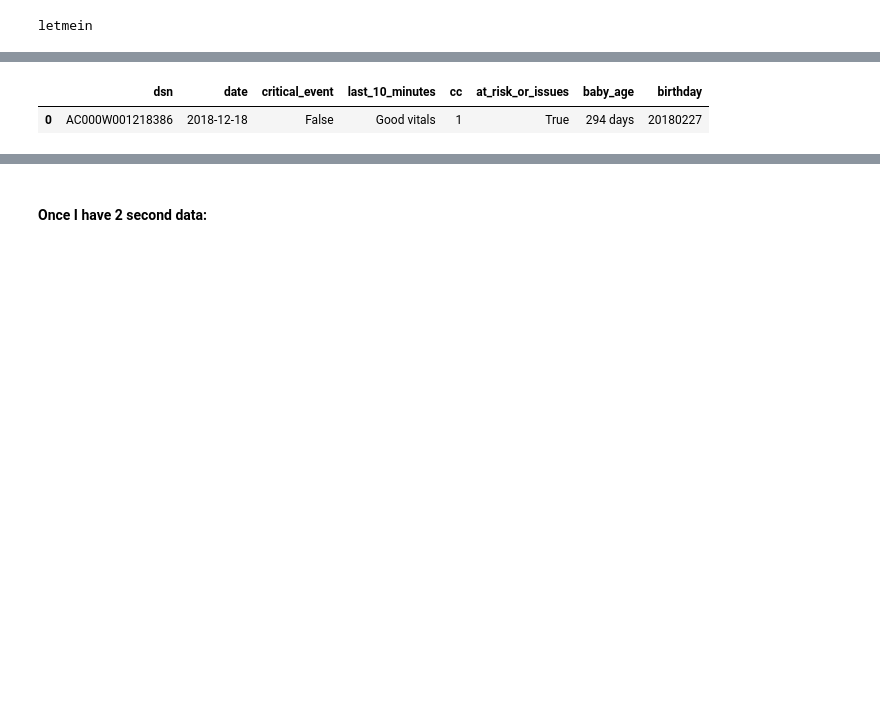
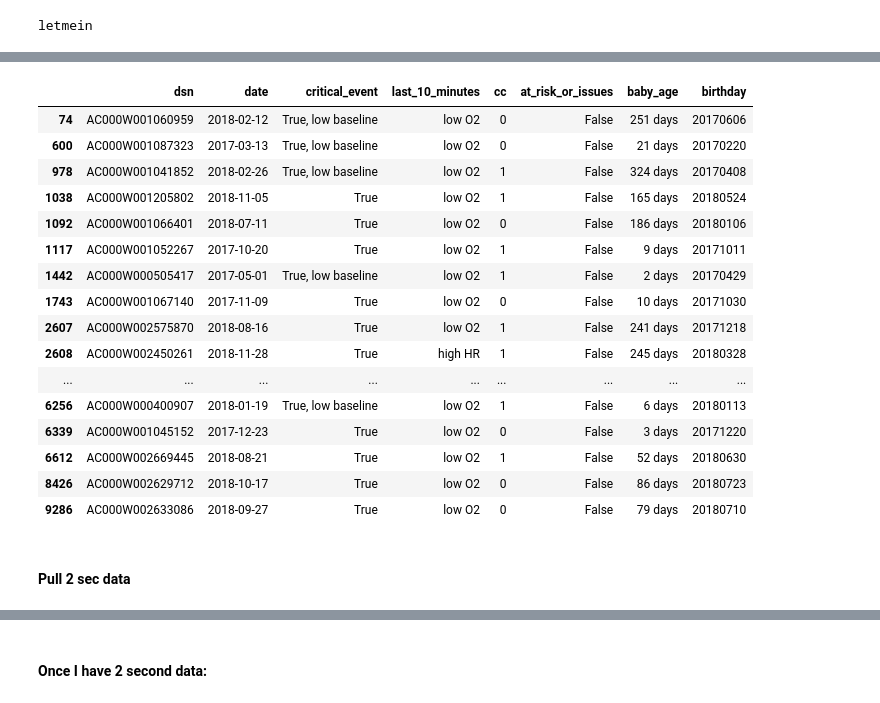
Before and after one commit to baileymichele/Owlet-code, a Jupyter notebook: Flatline functions for new file structure.ipynb, the cells around one changed output, grey strips where cells are left out. Drawn from its saved outputs; the diff is of its cells as text; code cells hidden in the pictures; blank space fills up the shorter version.

```diff
--- a/Flatline functions for new file structure.ipynb
+++ b/Flatline functions for new file structure.ipynb
@@ -104 +19,3 @@ Need list of dsns that actually have 1st reported bday in the correct range
+# %%
+list_of_dsns = pickle.load(open(f'{folder}/rollups_dsns.p','rb'))
 # %% [markdown]
@@ -106,12 +23,12 @@ Pickle inclusion dsns (the only thing not taken into account yet will be those w
 
     *Remember that we are only doing babies w/ bdays in a certain range and that are the first to use the device*
 # %%
-#TODO intersect inclusions with dsns with 1st bday in correct range
 dsns_with_info = pickle.load(open('all_dsns_with_info.p','rb')) # includes cc dsns
+baby_info = pickle.load(open('16k_reg_and_cc_bdays4.p','rb'))
 v2_devices = pickle.load(open('/Users/brodriguez/Documents/Owlet-code/V2_monitoring_data/v2_devices.p', 'rb'))
-inclusion_dsns = set(list_of_dsns).intersection(dsns_with_info).intersection(v2_devices)
+inclusion_dsns = set(list_of_dsns).intersection(dsns_with_info).intersection(v2_devices).intersection(baby_info.dsn.values)
 
-more_than_5_bdays = set(pickle.load(open(f'/Users/brodriguez/Documents/Owlet-code/{folder}/dsns_more_than_5_bdays.p', 'rb'))).intersection(inclusion_dsns)
+more_than_5_bdays = set(pickle.load(open('dsns_more_than_5_bdays.p', 'rb'))).intersection(inclusion_dsns)
 for dsn in more_than_5_bdays:
     inclusion_dsns.remove(dsn)
 
@@ -336,11 +513,11 @@ letmein
 folder = '16k_round_2'
 inclusion_dsns = pickle.load(open(f'/Users/brodriguez/Documents/Owlet-code/{folder}/inclusion_dsns.p', 'rb'))
 location_data = pickle.load(open(f'/Users/brodriguez/Documents/Owlet-code/{folder}/16000_location_data.p', 'rb'))
-dsns_1_bday = pickle.load(open(f'/Users/brodriguez/Documents/Owlet-code/{folder}/dsns_1_bday.p', 'rb'))
+dsns_1_bday = pickle.load(open('dsns_1_bday.p', 'rb'))
 baby_info = pickle.load(open('16k_reg_and_cc_bdays4.p','rb'))
 # %%
 inclusion_dsns = inclusion_dsns.intersection(baby_info.dsn.values)
 # %%
-df_classified = find_critical_events(inclusion_dsns, location_data, baby_info, dsns_1_bday, conn)
+df_classified = find_critical_events(list(inclusion_dsns)[:1], location_data, baby_info, dsns_1_bday, conn)
 # %% [output]
 [interactive output not drawn]
@@ -347,7 +526,2 @@ df_classified = find_critical_events(inclusion_dsns, location_data, baby_info, d
 # %%
 conn.close()
-# %%
-df_classified
-# %% [output]
-|  | dsn | date | critical_event | last_10_minutes | cc | at_risk_or_issues | baby_age | birthday |
-| 0 | AC000W001218386 | 2018-12-18 | False | Good vitals | 1 | True | 294 days | 20180227 |
@@ -353,0 +531,23 @@ df_classified
+# %%
+true = ['True', 'True, low baseline', 'True, instantaneous', 'True, many instantaneous']
+df_classified.query('critical_event in @true and at_risk_or_issues == False and last_10_minutes != "Good vitals"')
+# %% [output]
+|  | dsn | date | critical_event | last_10_minutes | cc | at_risk_or_issues | baby_age | birthday |
+| 74 | AC000W001060959 | 2018-02-12 | True, low baseline | low O2 | 0 | False | 251 days | 20170606 |
+| 600 | AC000W001087323 | 2017-03-13 | True, low baseline | low O2 | 0 | False | 21 days | 20170220 |
+| 978 | AC000W001041852 | 2018-02-26 | True, low baseline | low O2 | 1 | False | 324 days | 20170408 |
+| 1038 | AC000W001205802 | 2018-11-05 | True | low O2 | 1 | False | 165 days | 20180524 |
+| 1092 | AC000W001066401 | 2018-07-11 | True | low O2 | 0 | False | 186 days | 20180106 |
+| 1117 | AC000W001052267 | 2017-10-20 | True | low O2 | 1 | False | 9 days | 20171011 |
+| 1442 | AC000W000505417 | 2017-05-01 | True, low baseline | low O2 | 1 | False | 2 days | 20170429 |
+| 1743 | AC000W001067140 | 2017-11-09 | True | low O2 | 0 | False | 10 days | 20171030 |
+| 2607 | AC000W002575870 | 2018-08-16 | True | low O2 | 1 | False | 241 days | 20171218 |
+| 2608 | AC000W002450261 | 2018-11-28 | True | high HR | 1 | False | 245 days | 20180328 |
+| ... | ... | ... | ... | ... | ... | ... | ... | ... |
+| 6256 | AC000W000400907 | 2018-01-19 | True, low baseline | low O2 | 1 | False | 6 days | 20180113 |
+| 6339 | AC000W001045152 | 2017-12-23 | True | low O2 | 0 | False | 3 days | 20171220 |
+| 6612 | AC000W002669445 | 2018-08-21 | True | low O2 | 1 | False | 52 days | 20180630 |
+| 8426 | AC000W002629712 | 2018-10-17 | True | low O2 | 0 | False | 86 days | 20180723 |
+| 9286 | AC000W002633086 | 2018-09-27 | True | low O2 | 0 | False | 79 days | 20180710 |
+# %% [markdown]
+#### Pull 2 sec data
```
Also changed, not shown: parts of 15 cells of this notebook.
